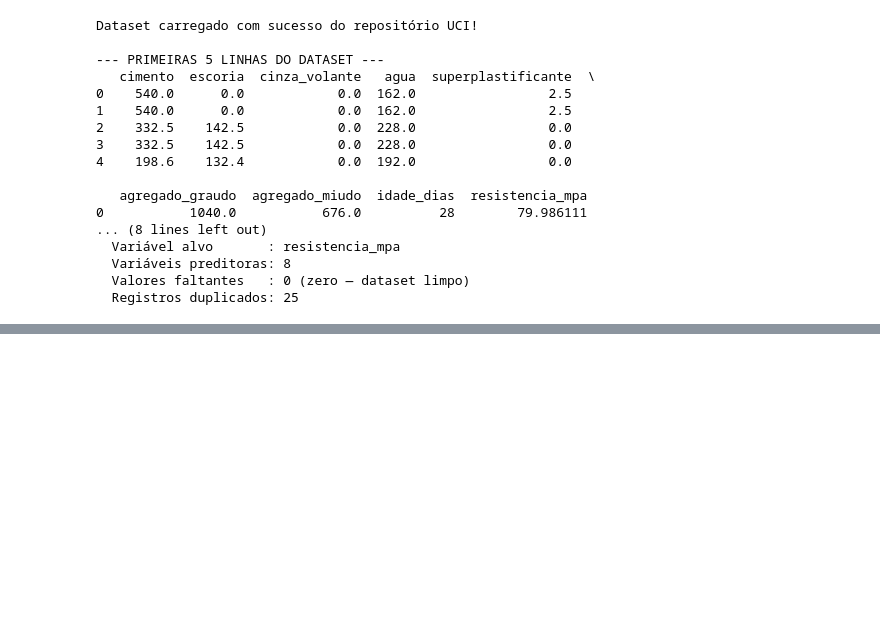
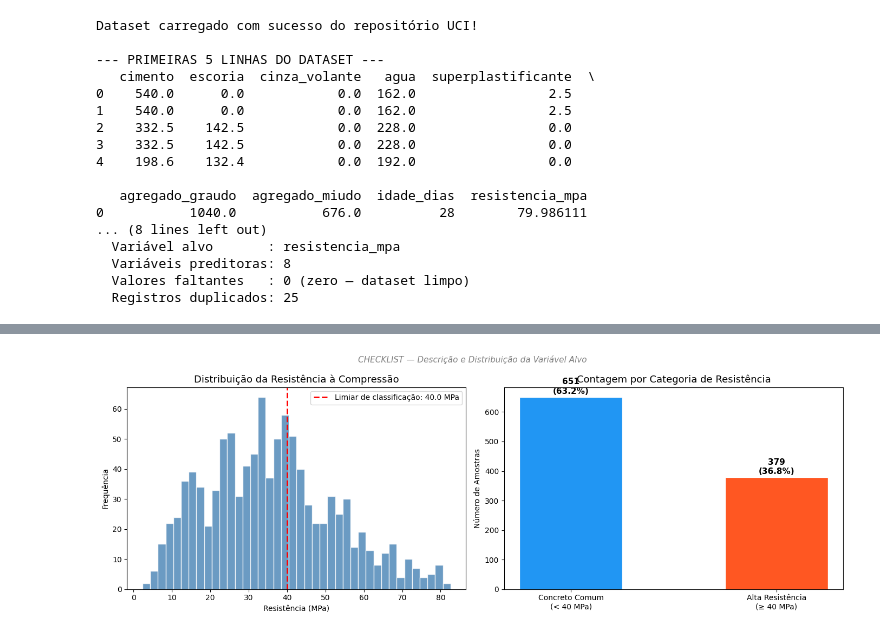
Before and after one commit to larissaorsomarso/mvp-cep-concreto, a Jupyter notebook: MVP_CEP_Concreto.ipynb, the cells around one changed output, grey strips where cells are left out. Saved outputs shown, nothing was run; the diff lists cells and outputs as text; code cells hidden in the pictures; blank space fills up the shorter version.

```diff
--- a/MVP_CEP_Concreto.ipynb
+++ b/MVP_CEP_Concreto.ipynb
@@ -1484,0 +191,87 @@ print(separador)
+# %%
+# ==============================================================================
+# CHECKLIST: "Você tem premissas ou hipóteses sobre o problema? Quais?"
+# CHECKLIST: "Carga e preparação dos dados"
+# ==============================================================================
+
+print("=" * 60)
+print("  HIPÓTESES DO PROJETO")
+print("=" * 60)
+print("""
+  H1: O teor de cimento é o fator com maior influência na resistência.
+      → Validaremos com Feature Importance dos modelos de ML.
+
+  H2: A relação água/cimento é inversamente proporcional à resistência.
+      → Quanto mais água, menor a resistência (lei de Abrams).
+      → Validaremos com a matriz de correlação.
+
+  H3: Concretos curados por 28 dias apresentam resistências
+      mais estáveis e próximas ao valor de projeto.
+      → Por isso filtraremos os dados para idade = 28 dias nas
+        análises de CEP (conforme ABNT NBR 5739).
+
+  H4: Um modelo de ensemble (Random Forest ou Gradient Boosting)
+      superará modelos lineares (Regressão Logística) neste problema,
+      pois as relações entre insumos e resistência são não-lineares.
+""")
+
+# --- CRIAÇÃO DA VARIÁVEL ALVO (classificação binária) ---
+# JUSTIFICATIVA: O dataset original tem resistência como número contínuo (MPa).
+# Para aplicar modelos de CLASSIFICAÇÃO, precisamos transformar em categorias.
+# Usamos o limiar de 40 MPa por duas razões:
+# 1. A ABNT NBR 8953 classifica concretos estruturais a partir de C25 (25 MPa),
+#    mas concretos de alto desempenho são considerados a partir de 40 MPa.
+# 2. 40 MPa divide o dataset de forma razoavelmente equilibrada (~54% / 46%).
+
+LIMIAR_MPa = 40.0
+
+df['categoria_resistencia'] = (df['resistencia_mpa'] >= LIMIAR_MPa).astype(int)
+# astype(int) converte True → 1 e False → 0.
+# 1 = "Alta Resistência" (≥ 40 MPa) — concreto estrutural de alto desempenho
+# 0 = "Concreto Comum"  (< 40 MPa) — concreto padrão
+
+# Verificando o balanceamento das classes
+contagem_classes = df['categoria_resistencia'].value_counts()
+proporcao_classes = df['categoria_resistencia'].value_counts(normalize=True) * 100
+
+print("=" * 60)
+print("  DISTRIBUIÇÃO DAS CLASSES (variável alvo)")
+print("=" * 60)
+print(f"\n  Classe 0 — Concreto Comum    : {contagem_classes[0]} registros ({proporcao_classes[0]:.1f}%)")
+print(f"  Classe 1 — Alta Resistência  : {contagem_classes[1]} registros ({proporcao_classes[1]:.1f}%)")
+print(f"\n  Limiar adotado: {LIMIAR_MPa} MPa (referência ABNT NBR 8953)")
+print("""
+  ANÁLISE DE BALANCEAMENTO:
+  As classes estão relativamente equilibradas (~54% vs ~46%).
+  Isso é favorável — não precisaremos de técnicas de balanceamento
+  como SMOTE, mas ainda assim usaremos métricas robustas (F1, ROC-AUC)
+  em vez de depender apenas da acurácia.
+""")
+
+# Visualizando a distribuição
+fig, axes = plt.subplots(1, 2, figsize=(14, 5))
+
+# Gráfico 1: Histograma da resistência com linha do limiar
+axes[0].hist(df['resistencia_mpa'], bins=40, color='steelblue', edgecolor='white', alpha=0.8)
+axes[0].axvline(LIMIAR_MPa, color='red', linestyle='--', linewidth=2,
+                label=f'Limiar de classificação: {LIMIAR_MPa} MPa')
+axes[0].set_title('Distribuição da Resistência à Compressão', fontsize=13)
+axes[0].set_xlabel('Resistência (MPa)')
+axes[0].set_ylabel('Frequência')
+axes[0].legend()
+
+# Gráfico 2: Contagem das classes
+cores = ['#2196F3', '#FF5722']
+labels = ['Concreto Comum\n(< 40 MPa)', 'Alta Resistência\n(≥ 40 MPa)']
+axes[1].bar(labels, contagem_classes.values, color=cores, edgecolor='white', width=0.5)
+axes[1].set_title('Contagem por Categoria de Resistência', fontsize=13)
+axes[1].set_ylabel('Número de Amostras')
+for i, v in enumerate(contagem_classes.values):
+    axes[1].text(i, v + 5, f'{v}\n({proporcao_classes[i]:.1f}%)',
+                 ha='center', va='bottom', fontsize=11, fontweight='bold')
+
+plt.suptitle('CHECKLIST — Descrição e Distribuição da Variável Alvo', fontsize=11,
+             color='gray', style='italic')
+plt.tight_layout()
+plt.show()
+# %% [output]
@@ -1484,0 +295 @@ print(separador)
+[figure, added]
```
Also changed, not shown: parts of 25 cells of this notebook.
